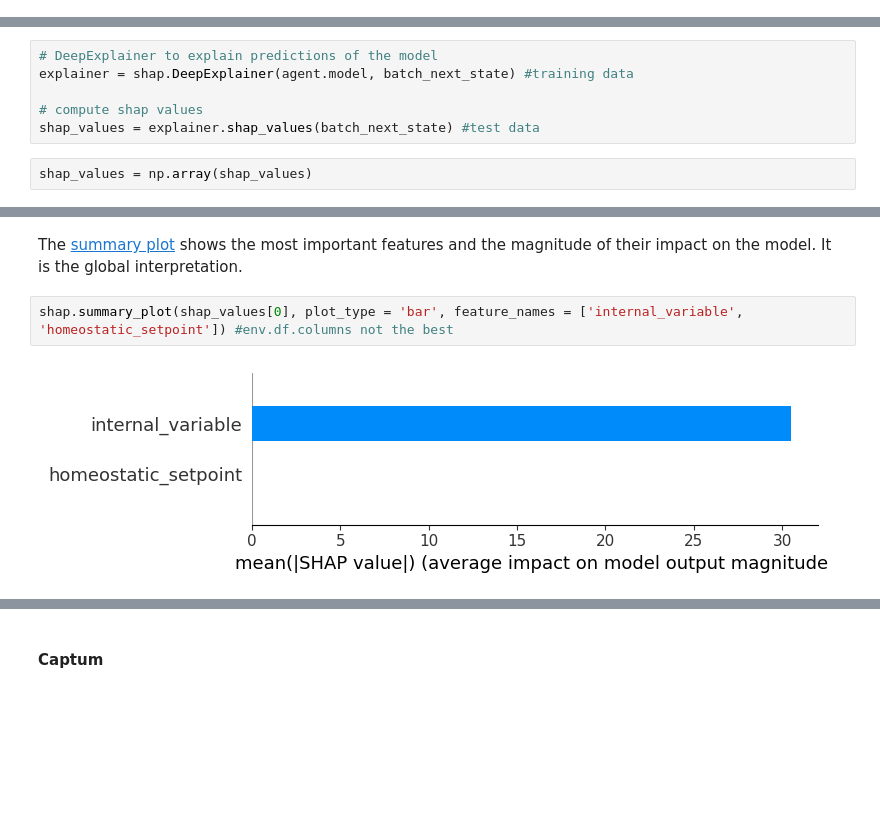
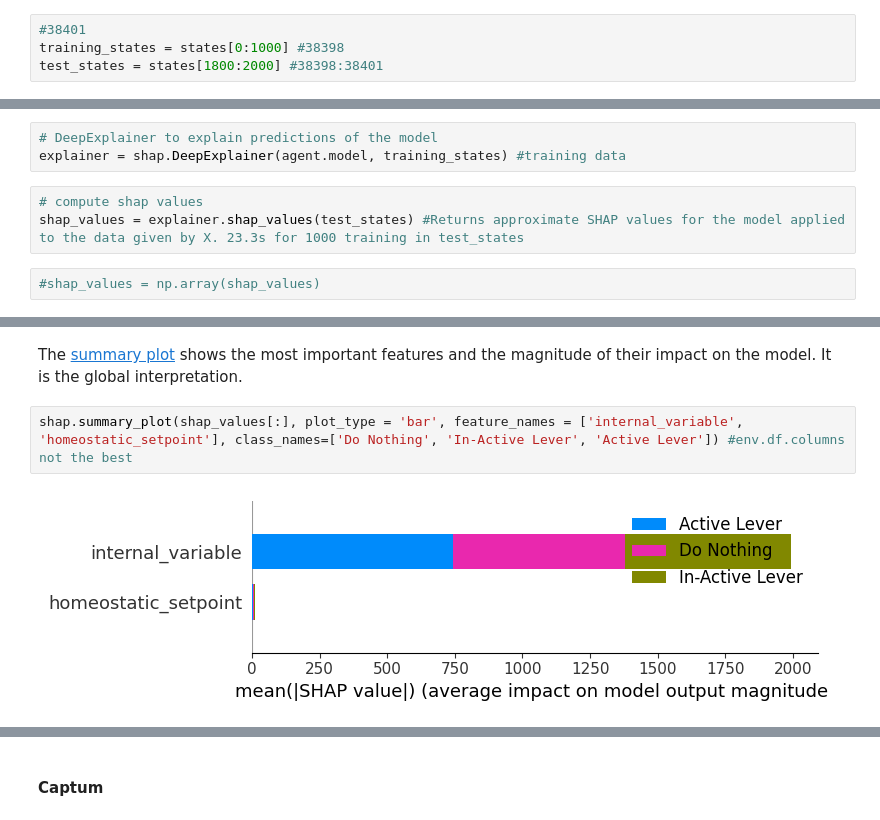
Before and after one commit to rob-sullivan/tu060, a Jupyter notebook: robert_s_sullivan_msc_dissertation.ipynb, the cells around one changed output, grey strips where cells are left out. Drawn from its saved outputs; the diff is of its cells as text; blank space fills up the shorter version.

Commit message:
added shap

```diff
--- a/robert_s_sullivan_msc_dissertation.ipynb
+++ b/robert_s_sullivan_msc_dissertation.ipynb
@@ -384,0 +468,4 @@ tensor([  -4.1790,   -7.8014,   -4.3413, -496.7153,   -2.7636,   -9.4615,
+# %%
+#38401
+training_states = states[0:1000] #38398
+test_states = states[1800:2000] #38398:38401
@@ -388,12 +501,12 @@ By integrating over many backgound samples [DeepExplainer](https://shap-lrjball.
 the complexity of the method scales linearly with the number of background data samples. Passing the entire training dataset as data will give very accurate expected values, but be unreasonably expensive. The variance of the expectation estimates scale by roughly 1/sqrt(N) for N background data samples. So 100 samples will give a good estimate, and 1000 samples a very good estimate of the expected values.
 # %%
 # DeepExplainer to explain predictions of the model
-explainer = shap.DeepExplainer(agent.model, batch_next_state) #training data
-
-# compute shap values
-shap_values = explainer.shap_values(batch_next_state) #test data
+explainer = shap.DeepExplainer(agent.model, training_states) #training data
+# %%
+# compute shap values
+shap_values = explainer.shap_values(test_states) #Returns approximate SHAP values for the model applied to the data given by X. 23.3s for 1000 training in test_states
 # %%
-shap_values = np.array(shap_values)
+#shap_values = np.array(shap_values)
 # %% [markdown]
 if explain_row us called it returns a tuple of (row_values, row_expected_values, row_mask_shapes), where:
 * row_values is an array of the attribution values for each sample,
@@ -426,6 +539,6 @@ array([[[ 2.04070377e+01,  5.81048778e-04],
 # %% [markdown]
 The [summary plot](https://towardsdatascience.com/deep-learning-model-interpretation-using-shap-a21786e91d16) shows the most important features and the magnitude of their impact on the model. It is the global interpretation.
 # %%
-shap.summary_plot(shap_values[0], plot_type = 'bar', feature_names = ['internal_variable',	'homeostatic_setpoint']) #env.df.columns not the best
+shap.summary_plot(shap_values[:], plot_type = 'bar', feature_names = ['internal_variable',	'homeostatic_setpoint'], class_names=['Do Nothing', 'In-Active Lever', 'Active Lever']) #env.df.columns not the best
 # %% [output]
-[figure, old version]
+[figure, new version]
```
Also changed, not shown: parts of 86 cells of this notebook.
